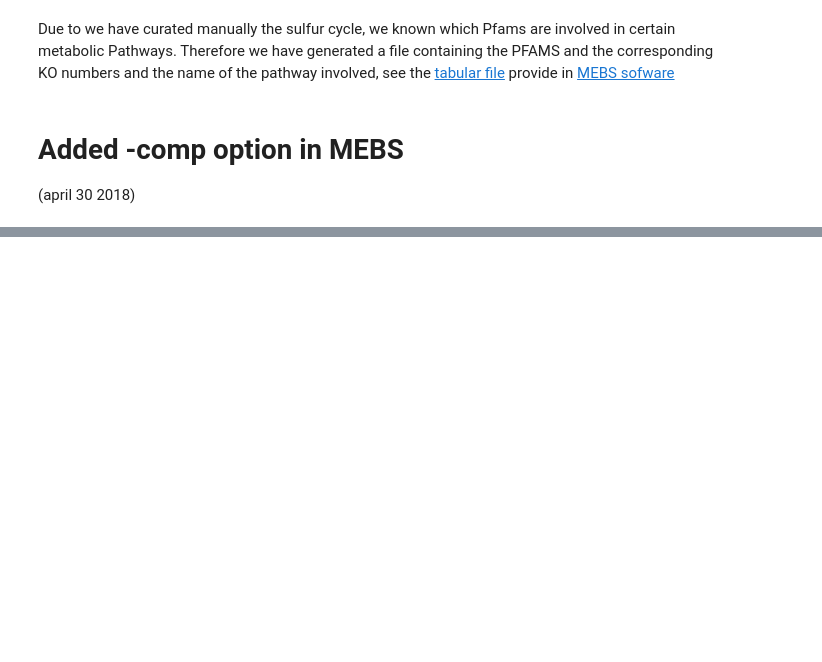
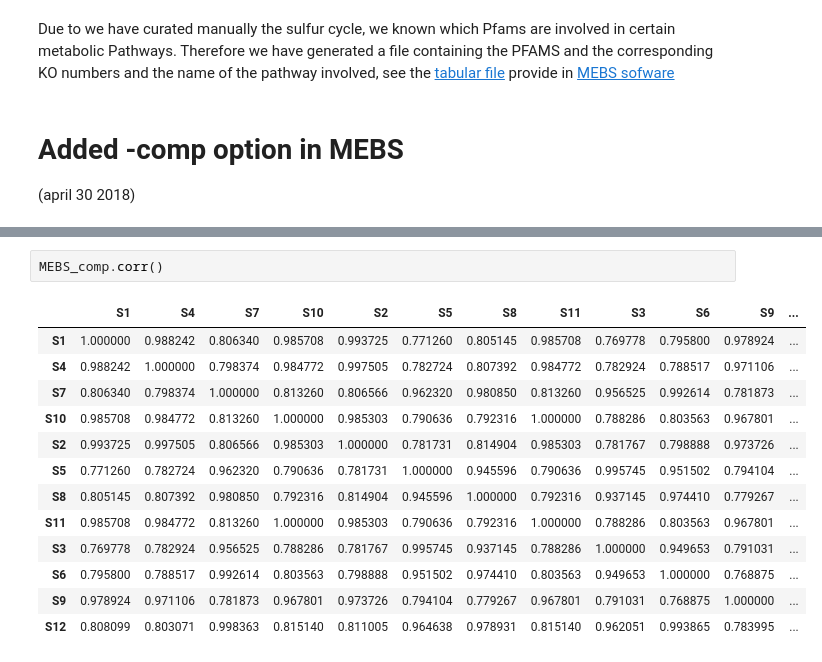
Before and after one commit to valdeanda/Time_series_mats, a Jupyter notebook: scripts/completeness.ipynb, the cells around one changed output, grey strips where cells are left out. Drawn from its saved outputs; the diff is of its cells as text; blank space fills up the shorter version.

```diff
--- a/scripts/completeness.ipynb
+++ b/scripts/completeness.ipynb
@@ -202,0 +140,16 @@ plt.savefig("../figures/methane.completeness.png", bbox_inches='tight', dpi=600
+# %%
+MEBS_comp.corr()
+# %% [output]
+|  | S1 | S4 | S7 | S10 | S2 | S5 | S8 | S11 | S3 | S6 | S9 | ... |
+| S1 | 1.000000 | 0.988242 | 0.806340 | 0.985708 | 0.993725 | 0.771260 | 0.805145 | 0.985708 | 0.769778 | 0.795800 | 0.978924 | ... |
+| S4 | 0.988242 | 1.000000 | 0.798374 | 0.984772 | 0.997505 | 0.782724 | 0.807392 | 0.984772 | 0.782924 | 0.788517 | 0.971106 | ... |
+| S7 | 0.806340 | 0.798374 | 1.000000 | 0.813260 | 0.806566 | 0.962320 | 0.980850 | 0.813260 | 0.956525 | 0.992614 | 0.781873 | ... |
+| S10 | 0.985708 | 0.984772 | 0.813260 | 1.000000 | 0.985303 | 0.790636 | 0.792316 | 1.000000 | 0.788286 | 0.803563 | 0.967801 | ... |
+| S2 | 0.993725 | 0.997505 | 0.806566 | 0.985303 | 1.000000 | 0.781731 | 0.814904 | 0.985303 | 0.781767 | 0.798888 | 0.973726 | ... |
+| S5 | 0.771260 | 0.782724 | 0.962320 | 0.790636 | 0.781731 | 1.000000 | 0.945596 | 0.790636 | 0.995745 | 0.951502 | 0.794104 | ... |
+| S8 | 0.805145 | 0.807392 | 0.980850 | 0.792316 | 0.814904 | 0.945596 | 1.000000 | 0.792316 | 0.937145 | 0.974410 | 0.779267 | ... |
+| S11 | 0.985708 | 0.984772 | 0.813260 | 1.000000 | 0.985303 | 0.790636 | 0.792316 | 1.000000 | 0.788286 | 0.803563 | 0.967801 | ... |
+| S3 | 0.769778 | 0.782924 | 0.956525 | 0.788286 | 0.781767 | 0.995745 | 0.937145 | 0.788286 | 1.000000 | 0.949653 | 0.791031 | ... |
+| S6 | 0.795800 | 0.788517 | 0.992614 | 0.803563 | 0.798888 | 0.951502 | 0.974410 | 0.803563 | 0.949653 | 1.000000 | 0.768875 | ... |
+| S9 | 0.978924 | 0.971106 | 0.781873 | 0.967801 | 0.973726 | 0.794104 | 0.779267 | 0.967801 | 0.791031 | 0.768875 | 1.000000 | ... |
+| S12 | 0.808099 | 0.803071 | 0.998363 | 0.815140 | 0.811005 | 0.964638 | 0.978931 | 0.815140 | 0.962051 | 0.993865 | 0.783995 | ... |
```
Also changed, not shown: parts of 45 cells of this notebook.
